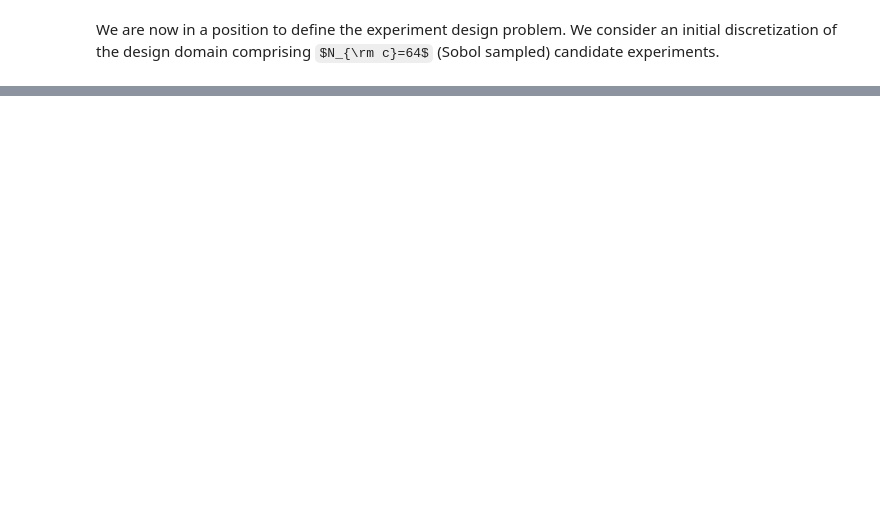
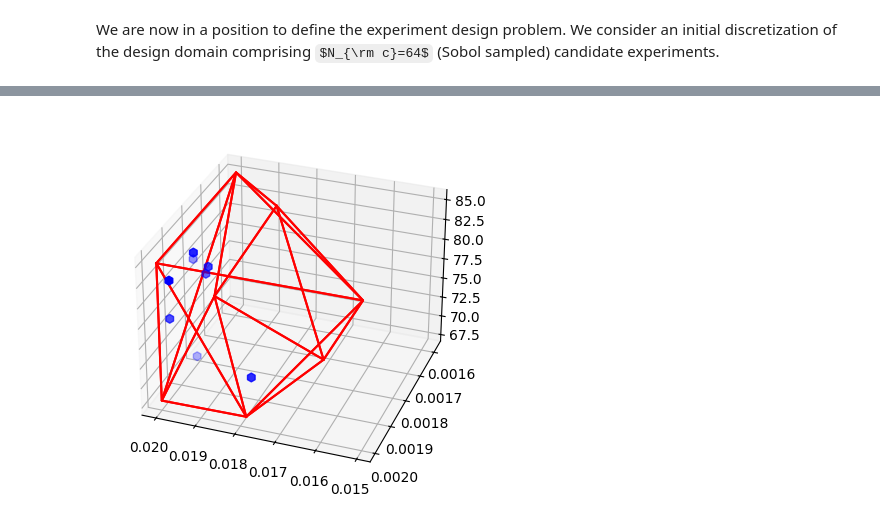
Before and after one commit to omega-icl/magnus, a Jupyter notebook: src/interface/expdes_spread.ipynb, the cells around one changed output, grey strips where cells are left out. Cells and saved outputs as stored; diff of their text form; code cells hidden in the pictures; some formulas as TeX source; blank space fills up the shorter version.

```diff
--- a/src/interface/expdes_spread.ipynb
+++ b/src/interface/expdes_spread.ipynb
@@ -378,0 +500,7 @@ ax.set(zlabel="$T_2$")
+# %%
+# Record output samples
+Eopt = ED.effort
+Yopt = [ ED.output_sample[0][e].flatten() for e in range(len(ED.prior_campaign)) ]
+Yopt += [ ED.output_sample[0][e].flatten() for e,r in Eopt.items() ]
+Yopt = np.array( Yopt )
+print( Yopt )
@@ -378,0 +524,15 @@ ax.set(zlabel="$T_2$")
+# %%
+from scipy.spatial import ConvexHull
+
+Yhull = ConvexHull(Yopt)
+
+ax = plt.figure().add_subplot(projection='3d')
+ax.view_init(elev=30, azim=110, roll=0)
+
+for s in Yhull.simplices:
+    s = np.append(s, s[0])  # Here we cycle back to the first coordinate
+    ax.plot( Yopt[s,0], Yopt[s,1], Yopt[s,2], "r-")
+
+ax.scatter(Yopt[len(ED.prior_campaign):,0], Yopt[len(ED.prior_campaign):,1], Yopt[len(ED.prior_campaign):,2], s=40, c='b', marker="h", linewidth=1);
+# %% [output]
+[figure, added]
```
Also changed, not shown: parts of 22 cells of this notebook, 12 other files.
